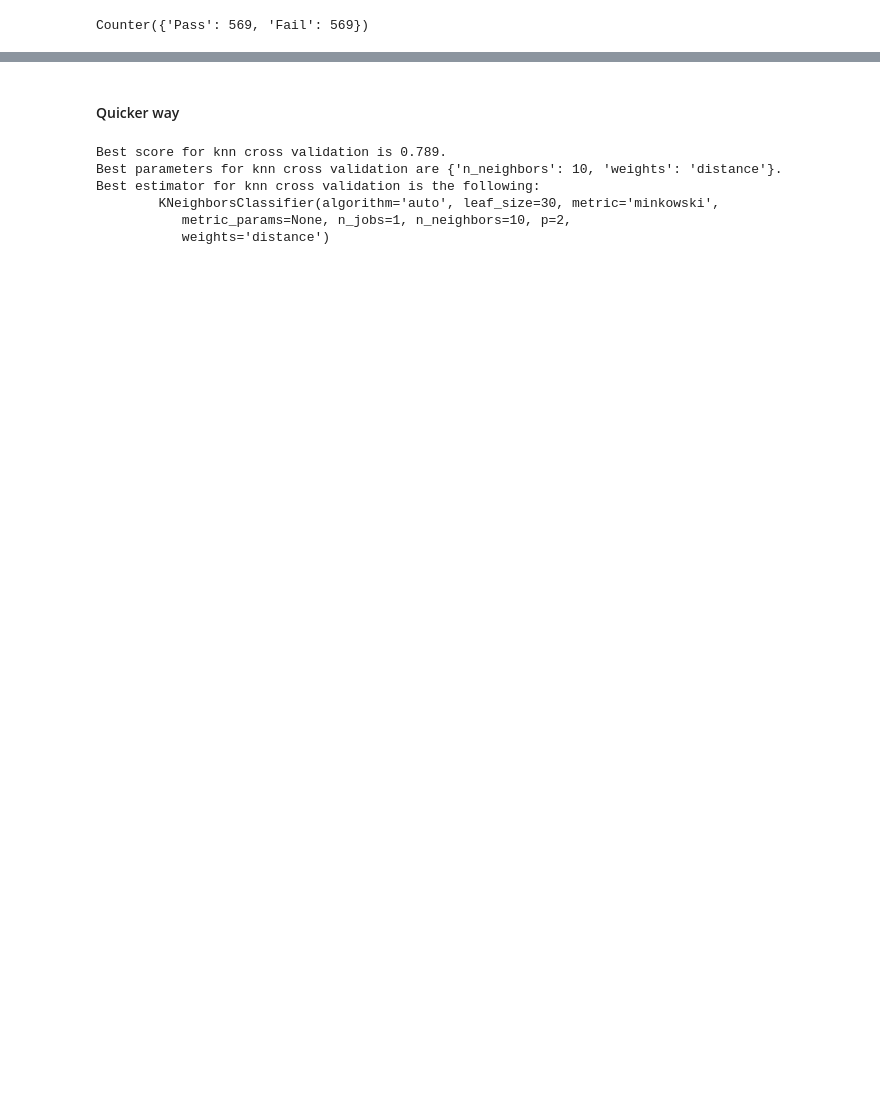
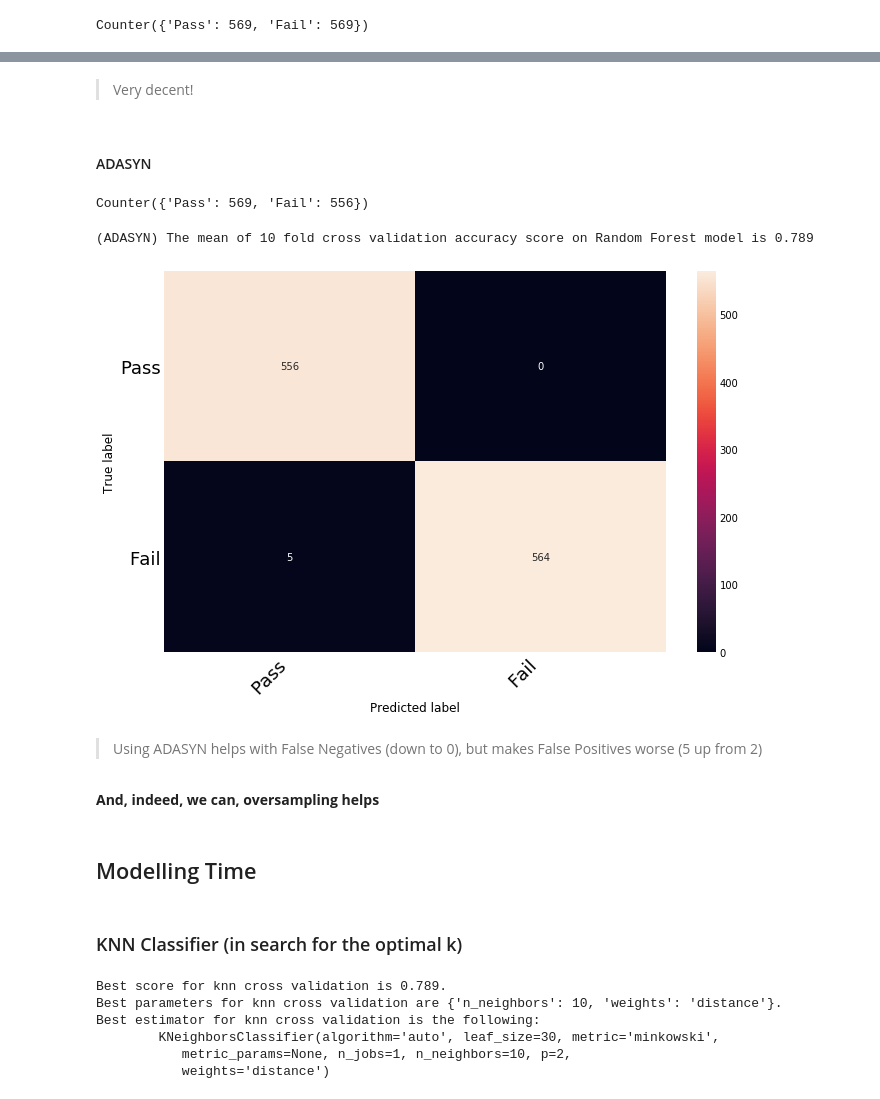
Before and after one commit to Auste1989/metis_projects, a Jupyter notebook: Student_Grade_Prediction/Student_Grade_Prediction_Modelling.ipynb, the cells around one changed output, grey strips where cells are left out. Cells and saved outputs as stored; diff of their text form; code cells hidden in the pictures; blank space fills up the shorter version.

```diff
--- a/Student_Grade_Prediction/Student_Grade_Prediction_Modelling.ipynb
+++ b/Student_Grade_Prediction/Student_Grade_Prediction_Modelling.ipynb
@@ -302,15 +321,0 @@ The mean of 10 fold cross validation accuracy score on Random Forest model is 0.
-# %%
-k_range = range(1, 31)
-k_scores = []
-
-for k in k_range:
-    knn = KNeighborsClassifier(n_neighbors=k, weights='distance')
-    knn.fit(feat_train, grade_label_train)
-    k_scores.append(cross_val_score(knn, feat_train, grade_label_train, scoring='accuracy', cv=5))
-
-#print(k_scores)
-plt.figure(dpi=120)
-plt.title('KNN accuracy scores per k per fold')
-plt.plot(k_range, k_scores)
-plt.plot([np.mean(k_scores) for k in k_scores], color='m')
-print('The mean accuracy of the 10 folds is', str(round(np.mean(k_scores), 3)))
@@ -331,5 +322,34 @@ sorted(k_and_score, key=lambda x: x[1], reverse=True)[0]
-# %% [markdown]
-#### Quicker way
+# %% [markdown]
+> Very decent!
+# %% [markdown]
+#### ADASYN
+# %%
+feat_train_adasyn, grade_label_train_adasyn = ADASYN(random_state=42).fit_sample(feat_train, grade_label_train)
+Counter(grade_label_train_adasyn)
+# %% [output]
+Counter({'Pass': 569, 'Fail': 556})
+# %%
+RF_model_adasyn = RandomForestClassifier(n_estimators=10)
+RF_model_adasyn.fit(feat_train_adasyn, grade_label_train_adasyn)
+grade_label_predict_RF_adasyn = RF_model_adasyn.predict(feat_train_adasyn)
+# %%
+#Checking accuracy score on smoted model
+RF_adasyn_cross_val = cross_val_score(RF_model_adasyn, feat_train, grade_label_train, scoring='accuracy', cv = 10)
+print('(ADASYN) The mean of 10 fold cross validation accuracy score on Random Forest model is', str(round(np.mean(RF_adasyn_cross_val), 3)))
+
+RF_adasyn_cm = confusion_matrix(grade_label_train_adasyn, grade_label_predict_RF_adasyn)
+RF_adasyn_cm = print_confusion_matrix(RF_adasyn_cm, ['Pass', 'Fail'])
+# %% [output]
+(ADASYN) The mean of 10 fold cross validation accuracy score on Random Forest model is 0.789
+[figure, added]
+# %% [markdown]
+> Using ADASYN helps with False Negatives (down to 0), but makes False Positives worse (5 up from 2)
+# %% [markdown]
+**And, indeed, we can, oversampling helps**
+# %% [markdown]
+## Modelling Time
+# %% [markdown]
+### KNN Classifier (in search for the optimal k)
 # %%
 k_range = range(1, 31)
 weight_options = ['uniform', 'distance']
```
Also changed, not shown: parts of 22 cells of this notebook.
